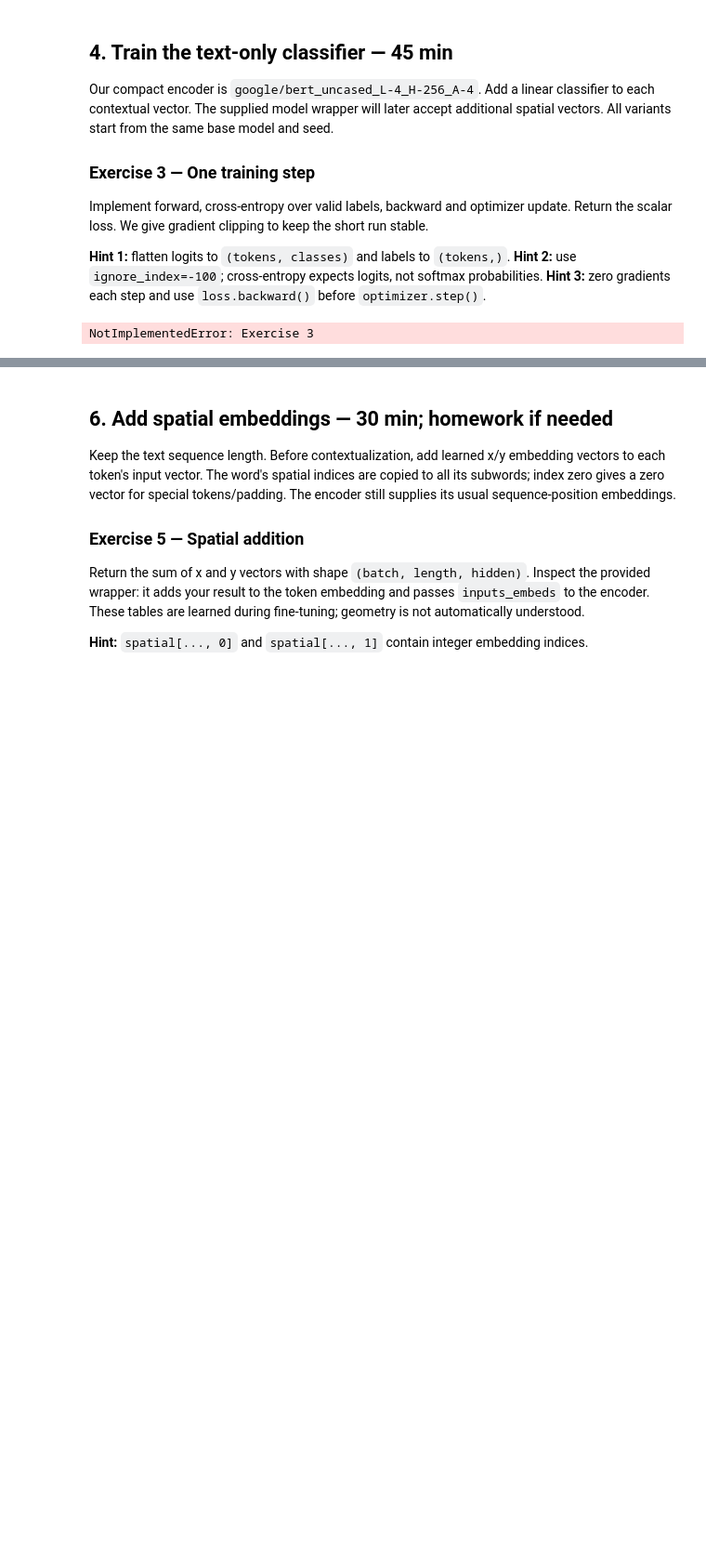
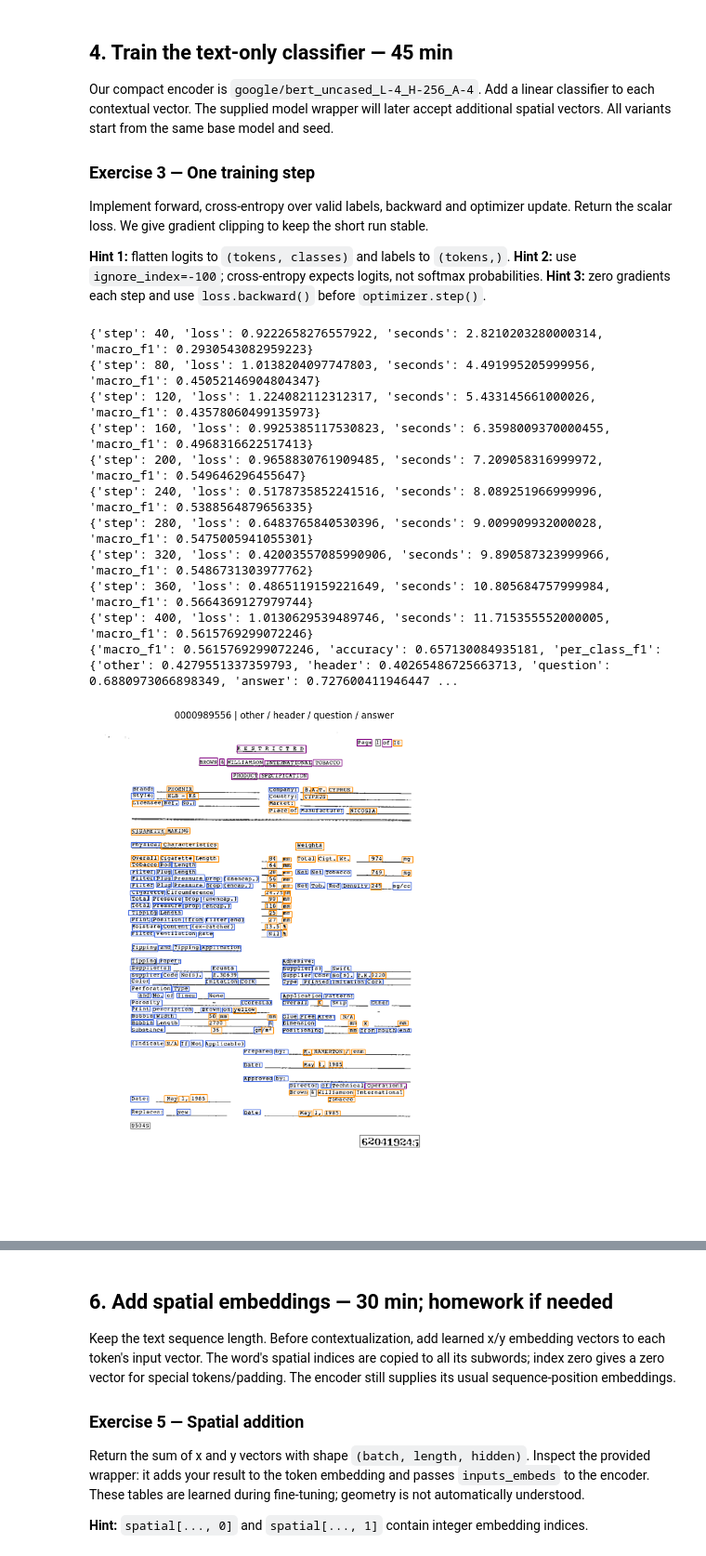
Before and after one commit to medericl/DocTokenClassifier, a Jupyter notebook: S4_encoders_student.ipynb, the cells around one changed output, grey strips where cells are left out. Shown at 93% size. Saved outputs shown, nothing was run; the diff lists cells and outputs as text; code cells hidden in the pictures; blank space fills up the shorter version.

```diff
--- a/S4_encoders_student.ipynb
+++ b/S4_encoders_student.ipynb
@@ -546,21 +552,40 @@ Implement forward, cross-entropy over valid labels, backward and optimizer updat
 def student_train_step(model: nn.Module, batch: Mapping[str, Any], optimizer: torch.optim.Optimizer, device: torch.device | str) -> float:
     """Return the detached scalar loss as a Python float after the optimizer update."""
     # TODO: training mode, zero gradients, forward, loss, backward, update.
-    raise NotImplementedError("Exercise 3")
+    model.train() # training mode
+    optimizer.zero_grad() # zero gradients
+    logits = model(**model_batch(batch, device))
+    labels = batch["labels"].to(device)
+    loss = nn.functional.cross_entropy(logits.reshape(-1, logits.shape[-1]),labels.reshape(-1),ignore_index=-100,) # flatten
+    loss.backward()
+    torch.nn.utils.clip_grad_norm_(model.parameters(), 1.0)
+    optimizer.step() # update the weigths
+    return loss.item()
 # %%
-STEPS = 120  # Increase for homework after checking validation; never tune on test labels.
+STEPS = 400  # Increase for homework after checking validation; never tune on test labels.
 seed_everything(42)
 text_model = SpatialClassifier(tokenizer, mode="text")
 text_run = fit(text_model, train_loader, val_loader, val_pages, device,
                steps=STEPS, step_fn=student_train_step)
 text_predictions = predict_words(text_model, val_loader, device)
 print(score_words(text_predictions, val_pages))
 show_page(val_pages[0], text_predictions[val_pages[0]["page_id"]])
 plt.show()
 # Keep trained models on CPU when working on the next variant.
 text_model.cpu()
 if device.type == "cuda":
     torch.cuda.empty_cache()
 # %% [output]
-NotImplementedError: Exercise 3
+{'step': 40, 'loss': 0.9222658276557922, 'seconds': 2.8210203280000314, 'macro_f1': 0.2930543082959223}
+{'step': 80, 'loss': 1.0138204097747803, 'seconds': 4.491995205999956, 'macro_f1': 0.45052146904804347}
+{'step': 120, 'loss': 1.224082112312317, 'seconds': 5.433145661000026, 'macro_f1': 0.43578060499135973}
+{'step': 160, 'loss': 0.9925385117530823, 'seconds': 6.3598009370000455, 'macro_f1': 0.4968316622517413}
+{'step': 200, 'loss': 0.9658830761909485, 'seconds': 7.209058316999972, 'macro_f1': 0.549646296455647}
+{'step': 240, 'loss': 0.5178735852241516, 'seconds': 8.089251966999996, 'macro_f1': 0.5388564879656335}
+{'step': 280, 'loss': 0.6483765840530396, 'seconds': 9.009909932000028, 'macro_f1': 0.5475005941055301}
+{'step': 320, 'loss': 0.42003557085990906, 'seconds': 9.890587323999966, 'macro_f1': 0.5486731303977762}
+{'step': 360, 'loss': 0.4865119159221649, 'seconds': 10.805684757999984, 'macro_f1': 0.5664369127979744}
+{'step': 400, 'loss': 1.0130629539489746, 'seconds': 11.715355552000005, 'macro_f1': 0.5615769299072246}
+{'macro_f1': 0.5615769299072246, 'accuracy': 0.657130084935181, 'per_class_f1': {'other': 0.4279551337359793, 'header': 0.40265486725663713, 'question': 0.6880973066898349, 'answer': 0.727600411946447 ...
+[figure, added]
 # %% [markdown]
```
Also changed, not shown: parts of 12 cells of this notebook.
